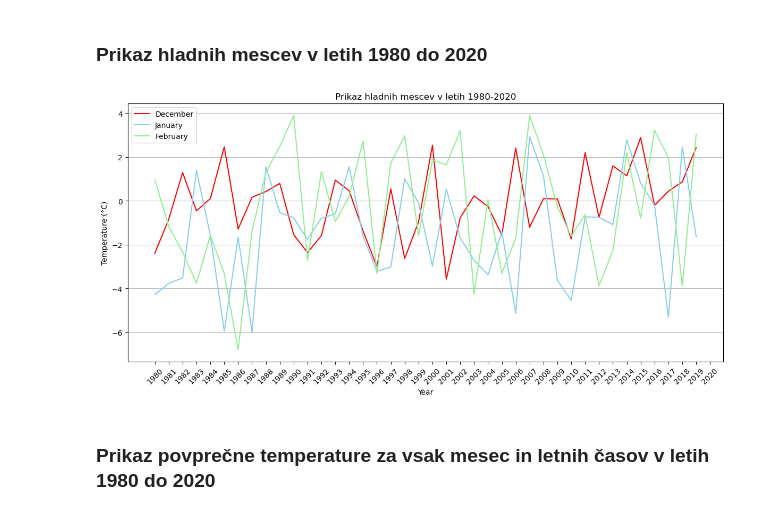
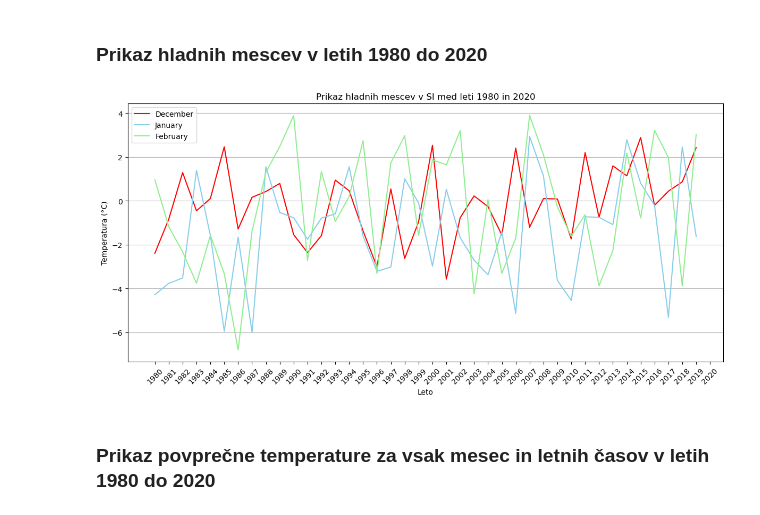
Before and after one commit to hackecTim/PR24-ZM-TPZ-NC, a Jupyter notebook: obdelava.ipynb, the cells around one changed output. Cells and saved outputs as stored; diff of their text form; code cells hidden in the pictures.

```diff
--- a/obdelava.ipynb
+++ b/obdelava.ipynb
@@ -59,41 +81,30 @@ Na grafu opazimo, da je v Sloveniji leta 1981 bila temperatura dokaj majhna v pr
 # %% [markdown]
 ### Prikaz hladnih mescev v letih 1980 do 2020
 # %%
-temperatures = {}
+def coldMonths(country_acronym):
+    average_temperatures = averageTemperatureAll(country_acronym)
+    years = range(1980, 2021)
+    january_temperatures = [average_temperatures[year][0] if len(average_temperatures[year]) > 0 else np.nan for year in years]
+    december_temperatures = [average_temperatures[year][-1] if len(average_temperatures[year]) > 0 else np.nan for year in years]
+    february_temperatures = [average_temperatures[year][1] if len(average_temperatures[year]) > 0 else np.nan for year in years]
 
-for year in range(1980, 2021):
-    temperatures[year] = []
-    for month in range(1, 13):
-        month_temps = povprecje[(povprecje['year'] == year) & (povprecje['utc_timestamp'].dt.month == month)]['SI_temperature'].values
-        if len(month_temps) > 0:
-            temperatures[year].append(month_temps)
+    plt.figure(figsize=(12, 6))
+    plt.plot(years, december_temperatures, label='December', color="red")
+    plt.plot(years, january_temperatures, label='January', color="skyblue")
+    plt.plot(years, february_temperatures, label='February', color="lightgreen")
 
-# average temperature for each month
-average_temperatures = {}
-for year in temperatures:
-    average_temperatures[year] = [np.mean(month_temps) for month_temps in temperatures[year]]
+    plt.xlabel('Leto')
+    plt.ylabel('Temperatura (°C)')
+    plt.title(f"Prikaz hladnih mescev v {country_acronym.upper()} med leti 1980 in 2020")
+    plt.xticks(years, rotation=45)
+    plt.grid(axis="y")
+    plt.legend()
+    plt.tight_layout()
+    plt.show()
 
-years = range(1980, 2021)
-january_temperatures = [average_temperatures[year][0] if len(average_temperatures[year]) > 0 else np.nan for year in years]
-december_temperatures = [average_temperatures[year][-1] if len(average_temperatures[year]) > 0 else np.nan for year in years]
-february_temperatures = [average_temperatures[year][1] if len(average_temperatures[year]) > 0 else np.nan for year in years]
+coldMonths('SI')
+# %% [output]
+[figure, added]
-# %%
-plt.figure(figsize=(12, 6))
-plt.plot(years, december_temperatures, color='red')
-plt.plot(years, january_temperatures, color='skyblue')
-plt.plot(years, february_temperatures, color='lightgreen')
-
-
-plt.xlabel('Year')
-plt.ylabel('Temperature (°C)')
-plt.title('Prikaz hladnih mescev v letih 1980-2020')
-plt.xticks(years, rotation=45)
-plt.grid(axis='y')
-plt.legend(['December', 'January', 'February'])
-plt.tight_layout()
-plt.show()
-# %% [output]
-[figure, removed]
 # %% [markdown]
 ### Prikaz povprečne temperature za vsak mesec in letnih časov v letih 1980 do 2020
 # %%
```
Also changed, not shown: parts of 22 cells of this notebook.
